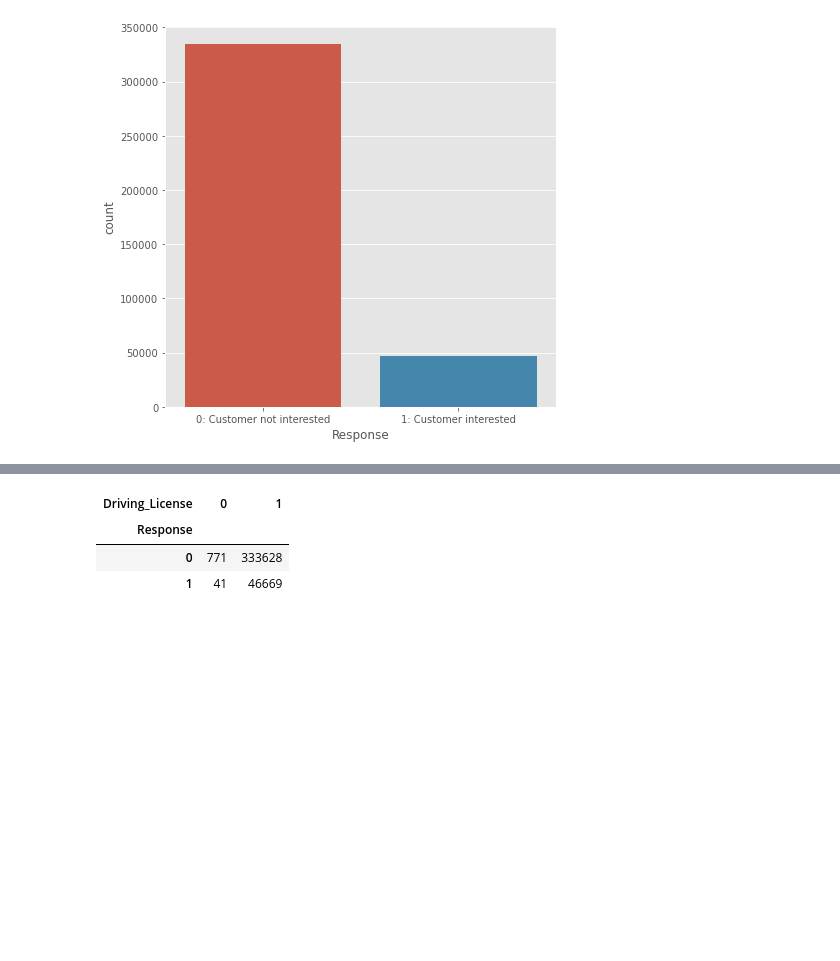
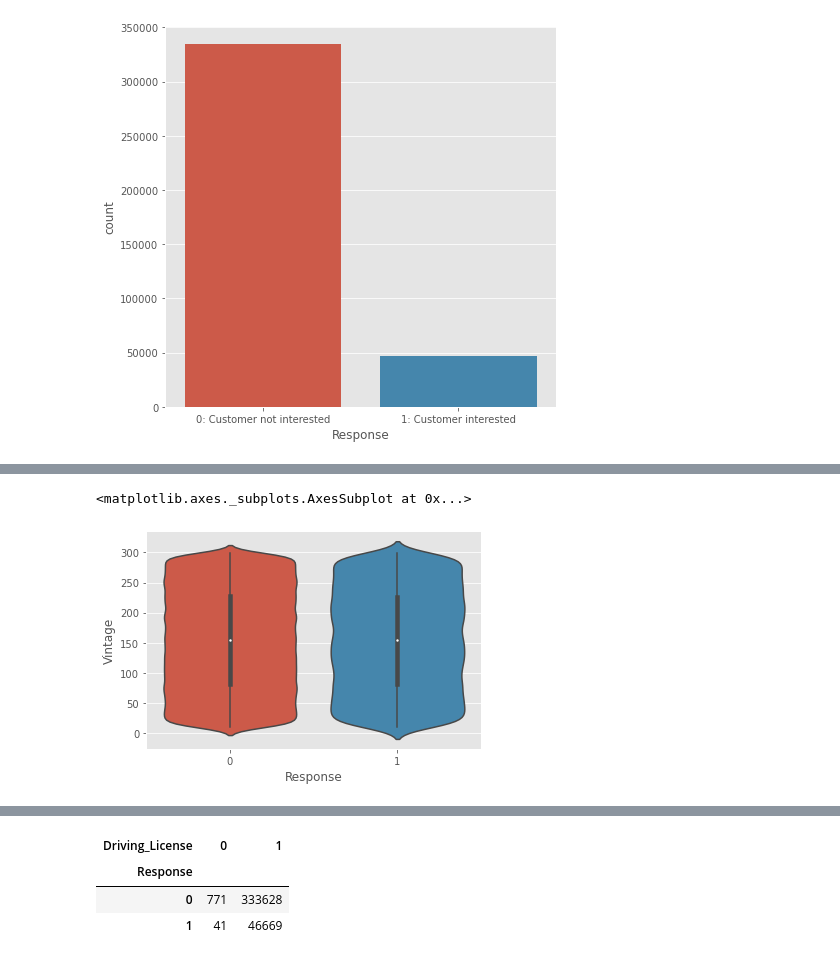
Before and after one commit to phatakshaunak/Springboard-Data-Science, a Jupyter notebook: Machine Learning Case Studies/Health_Insurance_Cross_Sell_Prediction/Health_Auto_Cross_Sell.ipynb, the cells around one changed output, grey strips where cells are left out. Saved outputs shown, nothing was run; the diff lists cells and outputs as text; code cells hidden in the pictures; blank space fills up the shorter version.

```diff
--- a/Machine Learning Case Studies/Health_Insurance_Cross_Sell_Prediction/Health_Auto_Cross_Sell.ipynb
+++ b/Machine Learning Case Studies/Health_Insurance_Cross_Sell_Prediction/Health_Auto_Cross_Sell.ipynb
@@ -117,0 +188,5 @@ This is an imbalanced class problem, with few people interested in the vehicle i
+# %%
+sns.violinplot(x=df['Response'],y=df['Vintage'],data=df)
+# %% [output]
+<matplotlib.axes._subplots.AxesSubplot at 0x...>
+[figure, added]
```
Also changed, not shown: parts of 82 cells of this notebook.
